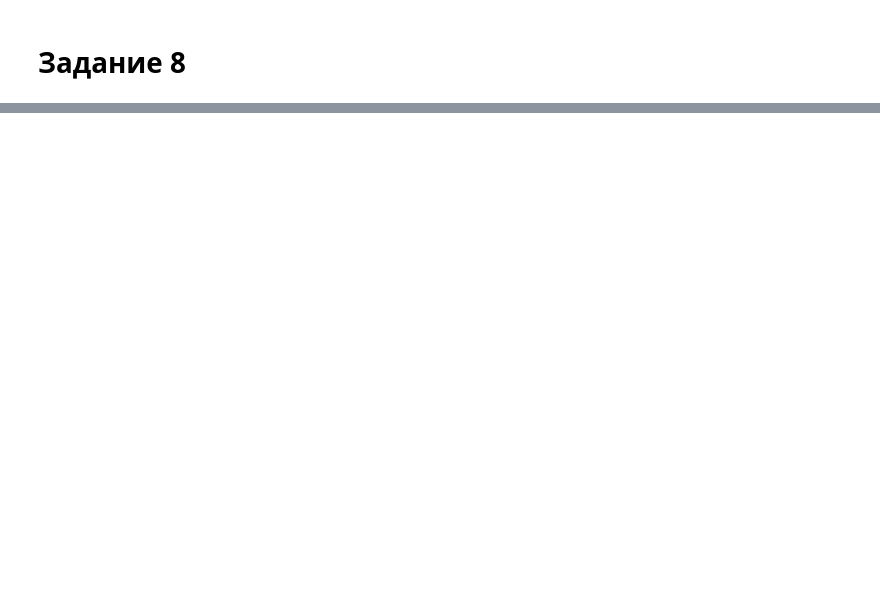
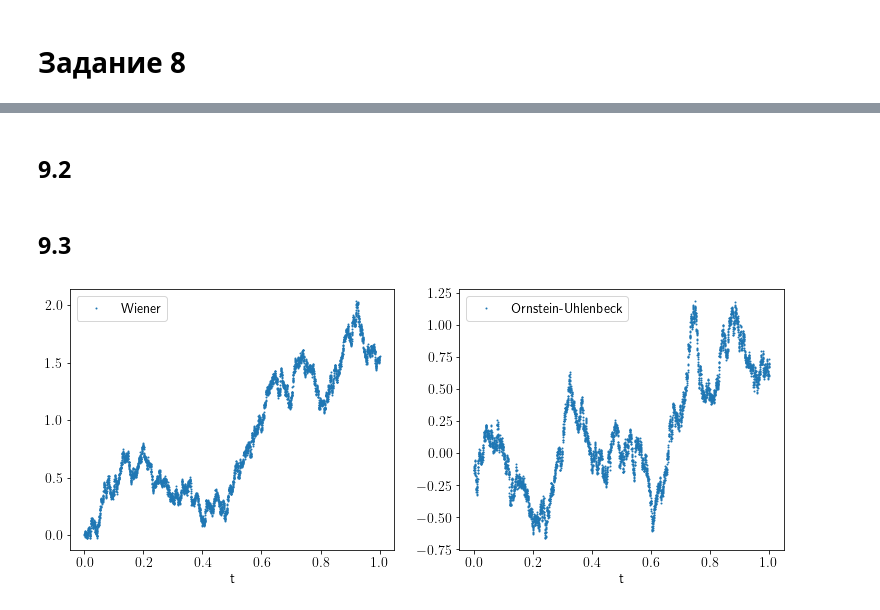
Before and after one commit to igudav/stochan, a Jupyter notebook: stochan2.ipynb, the cells around one changed output, grey strips where cells are left out. Saved outputs shown, nothing was run; the diff lists cells and outputs as text; code cells hidden in the pictures; blank space fills up the shorter version.

```diff
--- a/stochan2.ipynb
+++ b/stochan2.ipynb
@@ -144,0 +290,2 @@ minimize(f, np.array([-0.36, -0.93]), jac=grad_f, constraints=constr)
+# %% [markdown]
+## 9.2
@@ -144,0 +310,35 @@ minimize(f, np.array([-0.36, -0.93]), jac=grad_f, constraints=constr)
+# %%
+def gen_ou(n_div, sigma=1, lam=1):
+
+    res = np.zeros(2**n_div + 1)
+    res[0] = sigma * rnd.randn()
+    res[-1] = sigma * np.sqrt(1 - np.exp(-2 * lam)) * rnd.randn() + res[0] * np.exp(-lam)
+    dt = 0.5
+    step = start = int(2**(n_div - 1))
+    end = int(2**n_div + 1)
+    for _ in range(n_div):
+        idx = np.arange(start, end, 2 * step)
+        res[idx] = (res[idx - step] + res[idx + step]) / (2 * np.cosh(lam * dt)) +\
+            sigma * np.sqrt(np.tanh(lam * dt)) * rnd.randn(len(idx))
+        start //= 2
+        step //= 2
+        dt /= 2
+    return res
+# %% [markdown]
+## 9.3
+# %%
+n_div = 12
+t = np.linspace(0, 1, 2**n_div + 1)
+
+fig, (ax1, ax2) = plt.subplots(1, 2, figsize=(12.8, 4.8))
+
+ax1.plot(t, gen_w(n_div), '.', ms=2, label='Wiener')
+ax1.legend()
+ax1.set_xlabel('t')
+ax2.plot(t, gen_ou(n_div), '.', ms=2, label='Ornstein-Uhlenbeck')
+ax2.legend()
+ax2.set_xlabel('t')
+
+plt.show()
+# %% [output]
+[figure, added]
```
Also changed, not shown: parts of 43 cells of this notebook, 10 other files.
